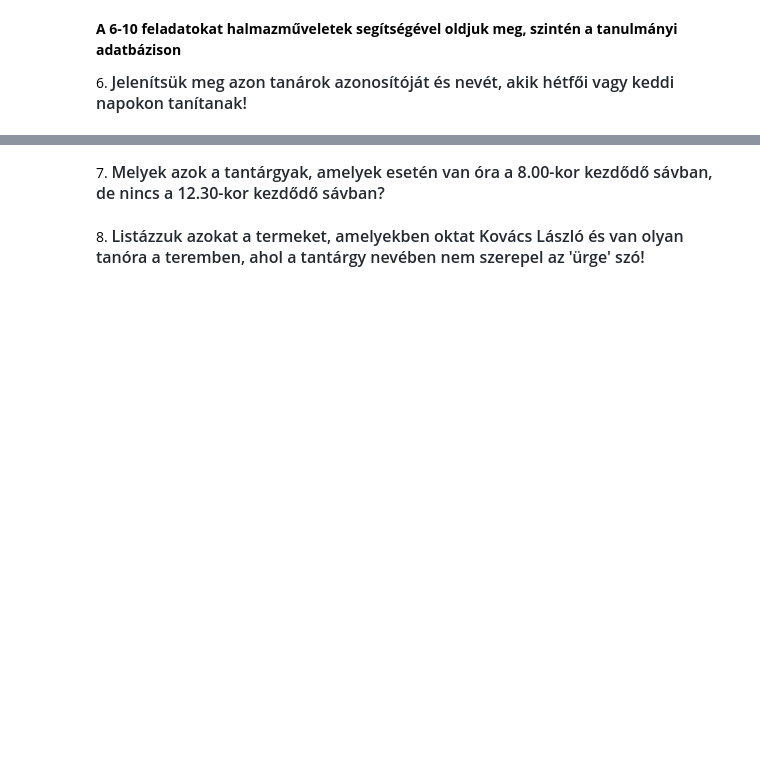
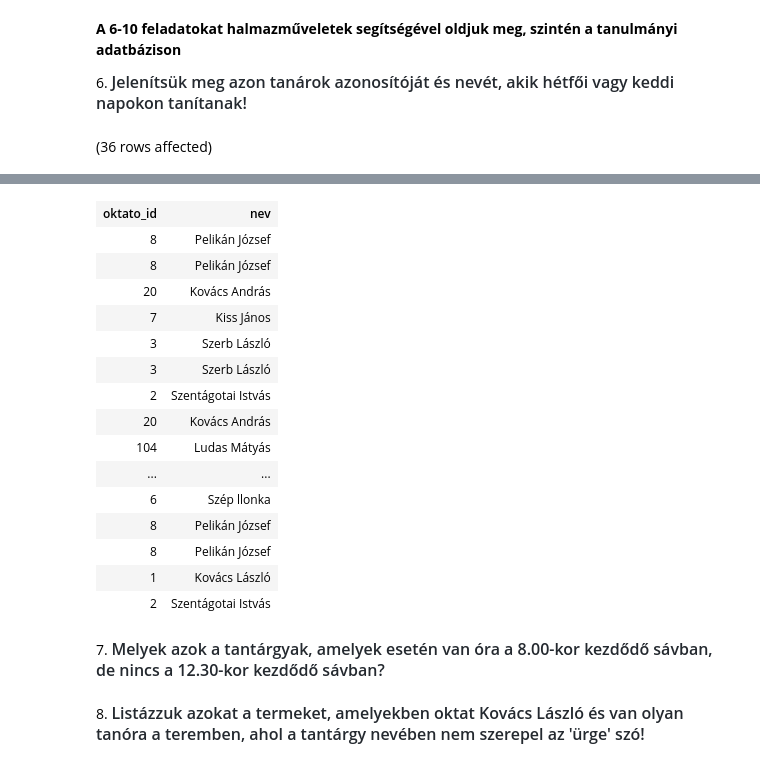
Before and after one commit to raczbeni007/sql_a25y1c, a Jupyter notebook: gyakorlat03_feladatok.ipynb, the cells around one changed output, grey strips where cells are left out. Saved outputs shown, nothing was run; the diff lists cells and outputs as text; code cells hidden in the pictures; blank space fills up the shorter version.

```diff
--- a/gyakorlat03_feladatok.ipynb
+++ b/gyakorlat03_feladatok.ipynb
@@ -102,3 +108,10 @@ Total execution time: 00:00:00.005
 **A 6-10 feladatokat halmazműveletek segítségével oldjuk meg, szintén a tanulmányi adatbázison**
 
 6. <span style="background-color:rgb(255, 255, 255);color:rgb(36, 41, 47);font-family:-apple-system, BlinkMacSystemFont, &quot;Segoe UI&quot;, Helvetica, Arial, sans-serif, &quot;Apple Color Emoji&quot;, &quot;Segoe UI Emoji&quot;;font-size:16px;font-weight:600;">Jelenítsük meg azon tanárok azonosítóját és nevét, akik hétfői vagy keddi napokon tanítanak!</span>
+# %%
+select okt.oktato_id, okt.nev
+from oktatok okt join orak o on okt.oktato_id = o.tanar
+join napok n on o.nap = n.nap_id
+where n.nap like 'Hétfő' OR n.nap like 'Kedd'
+# %% [output]
+(36 rows affected)
@@ -105,3 +119,19 @@ Total execution time: 00:00:00.005
+| oktato_id | nev |
+| 8 | Pelikán József |
+| 8 | Pelikán József |
+| 20 | Kovács András |
+| 7 | Kiss János |
+| 3 | Szerb László |
+| 3 | Szerb László |
+| 2 | Szentágotai Istvás |
+| 20 | Kovács András |
+| 104 | Ludas Mátyás |
+| ... | ... |
+| 6 | Szép llonka |
+| 8 | Pelikán József |
+| 8 | Pelikán József |
+| 1 | Kovács László |
+| 2 | Szentágotai Istvás |
 # %% [markdown]
 7. <span style="background-color: rgb(255, 255, 255); color: rgb(36, 41, 47); font-family: -apple-system, BlinkMacSystemFont, &quot;Segoe UI&quot;, Helvetica, Arial, sans-serif, &quot;Apple Color Emoji&quot;, &quot;Segoe UI Emoji&quot;; font-size: 16px; font-weight: 600;">Melyek azok a tantárgyak, amelyek esetén van óra a 8.00-kor kezdődő sávban, de nincs a 12.30-kor kezdődő sávban?</span>
 # %% [markdown]
```
Also changed, not shown: parts of 4 cells of this notebook.
